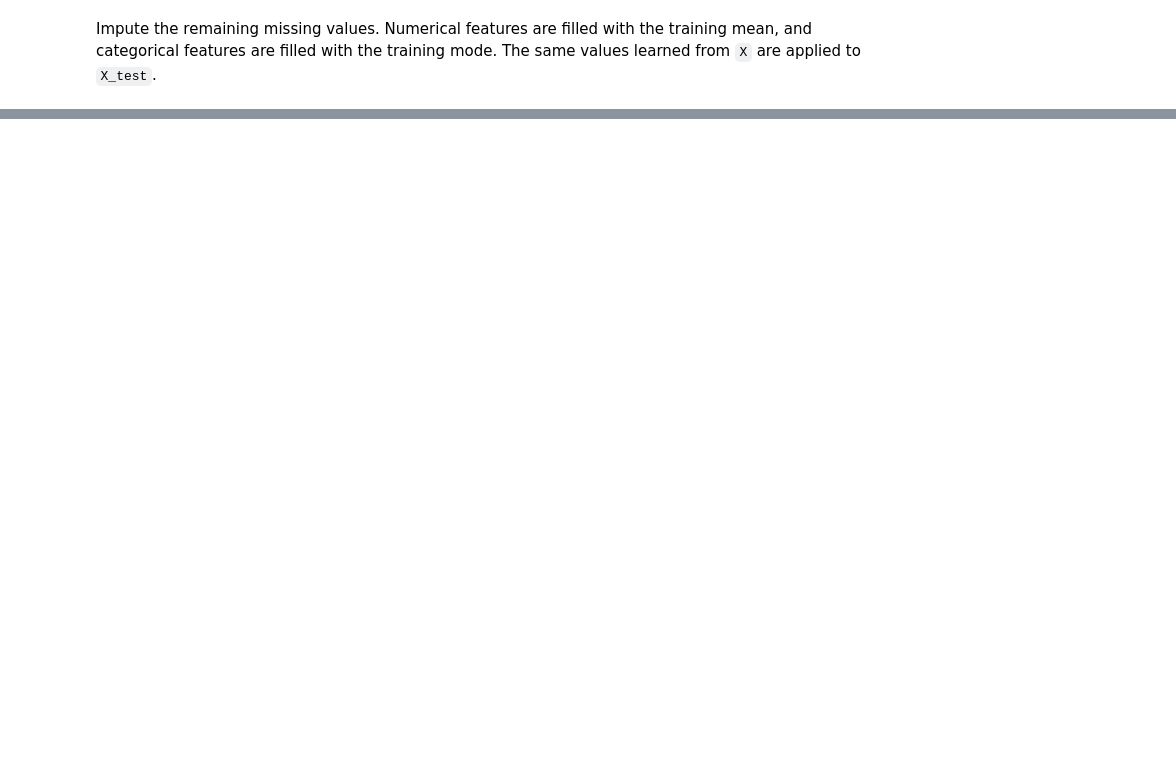
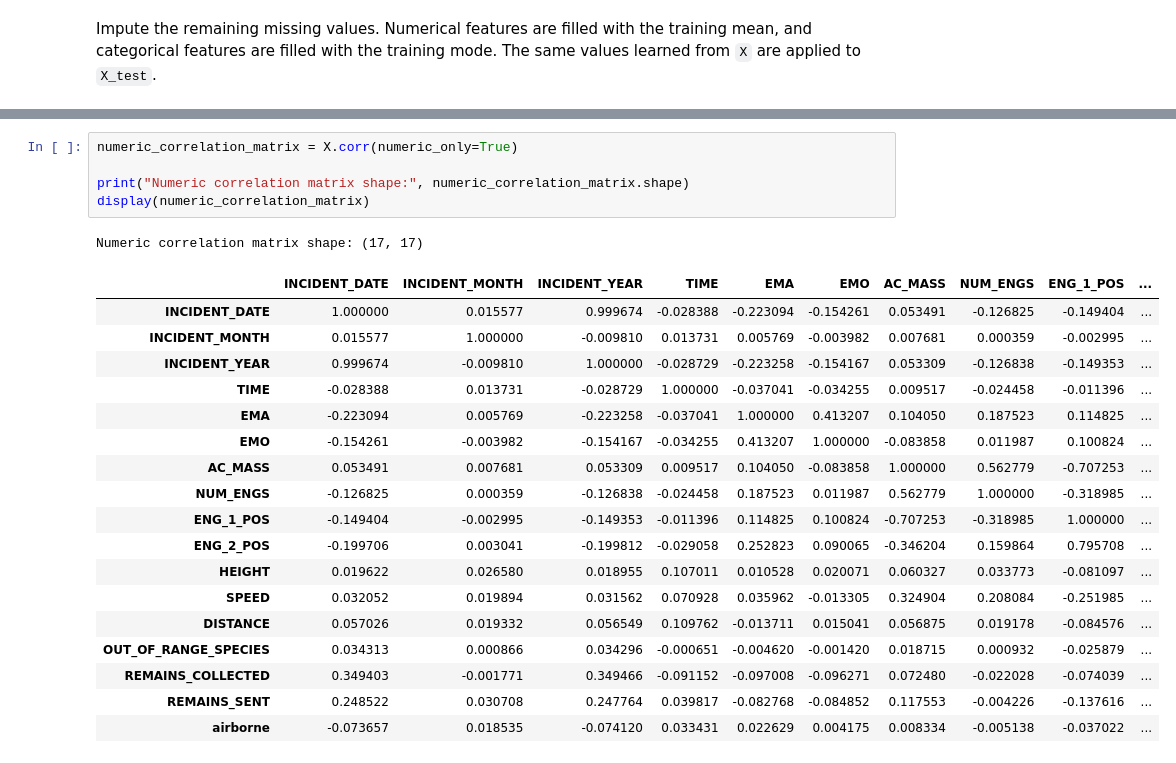
Before and after one commit to tarap123/4-nearest-neighbors, a Jupyter notebook: 4_nearest_neighbors.ipynb, the cells around one changed output, grey strips where cells are left out. Drawn from its saved outputs; the diff is of its cells as text; blank space fills up the shorter version.

```diff
--- a/4_nearest_neighbors.ipynb
+++ b/4_nearest_neighbors.ipynb
@@ -225,0 +338,25 @@ Duplicate Count:  0
+# %%
+numeric_correlation_matrix = X.corr(numeric_only=True)
+
+print("Numeric correlation matrix shape:", numeric_correlation_matrix.shape)
+display(numeric_correlation_matrix)
+# %% [output]
+Numeric correlation matrix shape: (17, 17)
+|  | INCIDENT_DATE | INCIDENT_MONTH | INCIDENT_YEAR | TIME | EMA | EMO | AC_MASS | NUM_ENGS | ENG_1_POS | ... |
+| INCIDENT_DATE | 1.000000 | 0.015577 | 0.999674 | -0.028388 | -0.223094 | -0.154261 | 0.053491 | -0.126825 | -0.149404 | ... |
+| INCIDENT_MONTH | 0.015577 | 1.000000 | -0.009810 | 0.013731 | 0.005769 | -0.003982 | 0.007681 | 0.000359 | -0.002995 | ... |
+| INCIDENT_YEAR | 0.999674 | -0.009810 | 1.000000 | -0.028729 | -0.223258 | -0.154167 | 0.053309 | -0.126838 | -0.149353 | ... |
+| TIME | -0.028388 | 0.013731 | -0.028729 | 1.000000 | -0.037041 | -0.034255 | 0.009517 | -0.024458 | -0.011396 | ... |
+| EMA | -0.223094 | 0.005769 | -0.223258 | -0.037041 | 1.000000 | 0.413207 | 0.104050 | 0.187523 | 0.114825 | ... |
+| EMO | -0.154261 | -0.003982 | -0.154167 | -0.034255 | 0.413207 | 1.000000 | -0.083858 | 0.011987 | 0.100824 | ... |
+| AC_MASS | 0.053491 | 0.007681 | 0.053309 | 0.009517 | 0.104050 | -0.083858 | 1.000000 | 0.562779 | -0.707253 | ... |
+| NUM_ENGS | -0.126825 | 0.000359 | -0.126838 | -0.024458 | 0.187523 | 0.011987 | 0.562779 | 1.000000 | -0.318985 | ... |
+| ENG_1_POS | -0.149404 | -0.002995 | -0.149353 | -0.011396 | 0.114825 | 0.100824 | -0.707253 | -0.318985 | 1.000000 | ... |
+| ENG_2_POS | -0.199706 | 0.003041 | -0.199812 | -0.029058 | 0.252823 | 0.090065 | -0.346204 | 0.159864 | 0.795708 | ... |
+| HEIGHT | 0.019622 | 0.026580 | 0.018955 | 0.107011 | 0.010528 | 0.020071 | 0.060327 | 0.033773 | -0.081097 | ... |
+| SPEED | 0.032052 | 0.019894 | 0.031562 | 0.070928 | 0.035962 | -0.013305 | 0.324904 | 0.208084 | -0.251985 | ... |
+| DISTANCE | 0.057026 | 0.019332 | 0.056549 | 0.109762 | -0.013711 | 0.015041 | 0.056875 | 0.019178 | -0.084576 | ... |
+| OUT_OF_RANGE_SPECIES | 0.034313 | 0.000866 | 0.034296 | -0.000651 | -0.004620 | -0.001420 | 0.018715 | 0.000932 | -0.025879 | ... |
+| REMAINS_COLLECTED | 0.349403 | -0.001771 | 0.349466 | -0.091152 | -0.097008 | -0.096271 | 0.072480 | -0.022028 | -0.074039 | ... |
+| REMAINS_SENT | 0.248522 | 0.030708 | 0.247764 | 0.039817 | -0.082768 | -0.084852 | 0.117553 | -0.004226 | -0.137616 | ... |
+| airborne | -0.073657 | 0.018535 | -0.074120 | 0.033431 | 0.022629 | 0.004175 | 0.008334 | -0.005138 | -0.037022 | ... |
```
Also changed, not shown: parts of 24 cells of this notebook.
